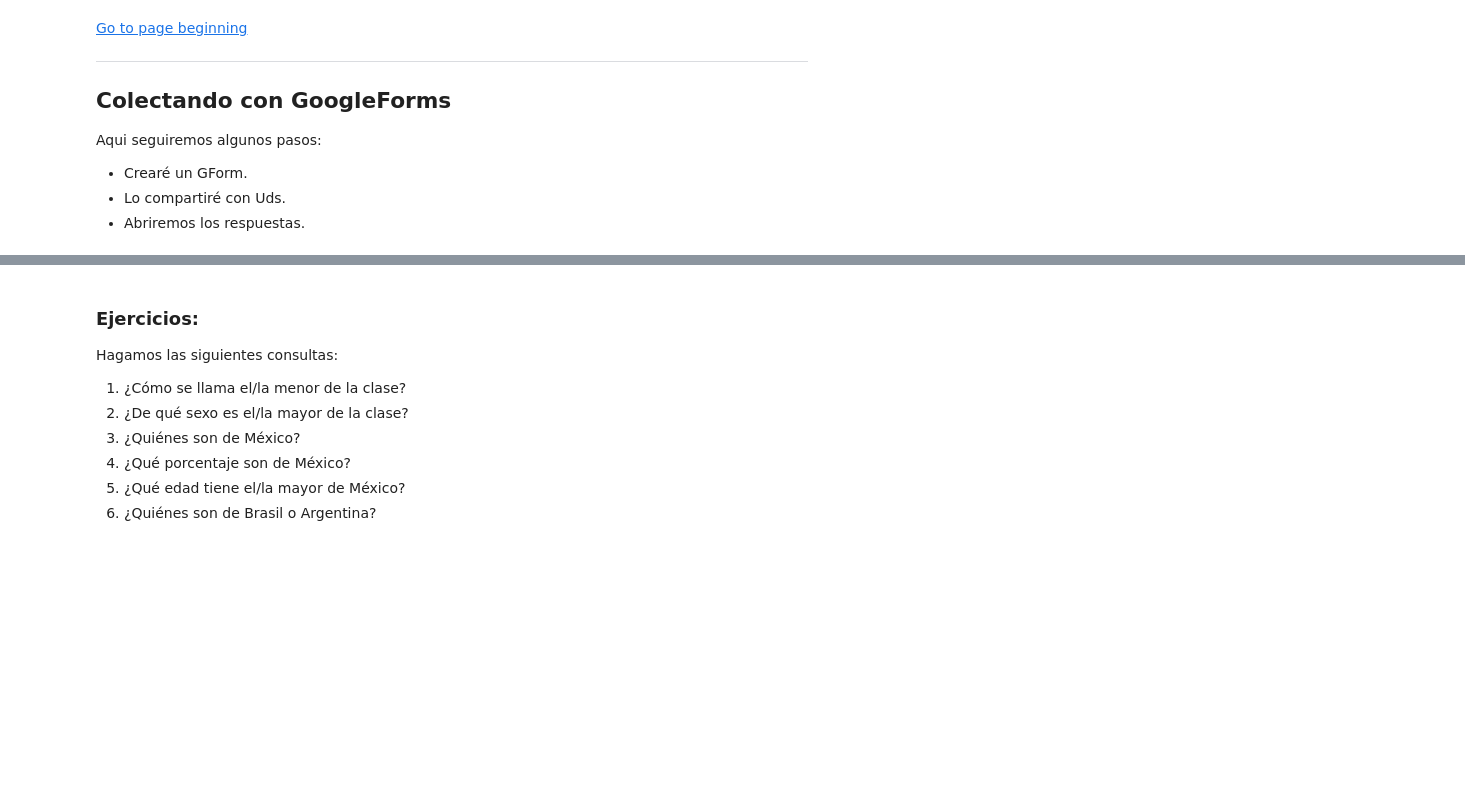
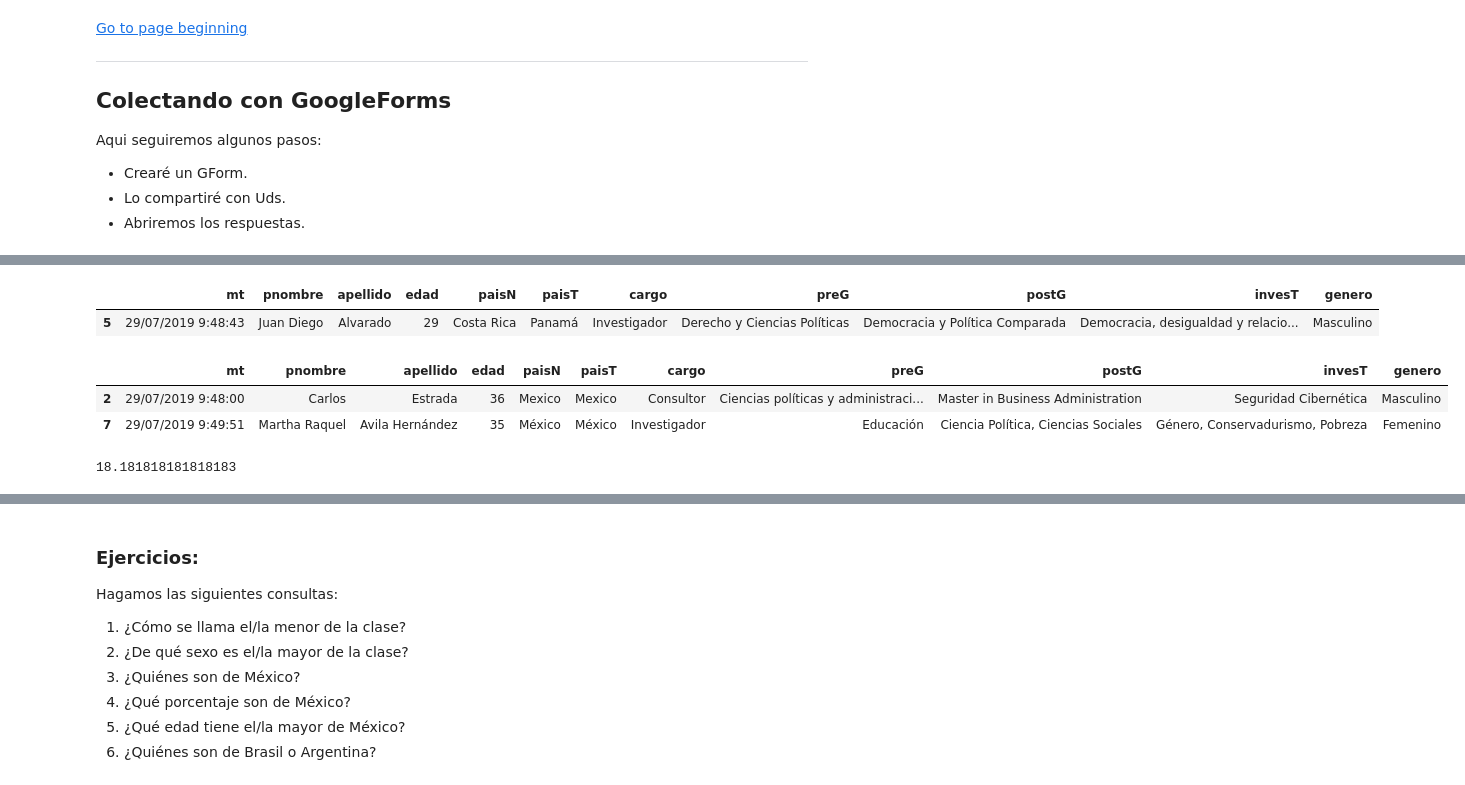
Before and after one commit to escuela-alacip/introPython, a Jupyter notebook: Parte3_P_CargaDeData.ipynb, the cells around one changed output, grey strips where cells are left out. Drawn from its saved outputs; the diff is of its cells as text; code cells hidden in the pictures; blank space fills up the shorter version.

```diff
--- a/Parte3_P_CargaDeData.ipynb
+++ b/Parte3_P_CargaDeData.ipynb
@@ -117,0 +236,17 @@ Aqui seguiremos algunos pasos:
+# %%
+# ¿Cómo se llama el/la menor de la clase?
+myData[myData.edad==min(myData.edad)]
+# %% [output]
+|  | mt | pnombre | apellido | edad | paisN | paisT | cargo | preG | postG | invesT | genero |
+| 5 | 29/07/2019 9:48:43 | Juan Diego | Alvarado | 29 | Costa Rica | Panamá | Investigador | Derecho y Ciencias Políticas | Democracia y Política Comparada | Democracia, desigualdad y relacio... | Masculino |
+# %%
+places=["Mexico", "México "]
+myData[myData.paisN.isin(places)]
+# %% [output]
+|  | mt | pnombre | apellido | edad | paisN | paisT | cargo | preG | postG | invesT | genero |
+| 2 | 29/07/2019 9:48:00 | Carlos | Estrada | 36 | Mexico | Mexico | Consultor | Ciencias políticas y administraci... | Master in Business Administration | Seguridad Cibernética | Masculino |
+| 7 | 29/07/2019 9:49:51 | Martha Raquel | Avila Hernández | 35 | México | México | Investigador | Educación | Ciencia Política, Ciencias Sociales | Género, Conservadurismo, Pobreza | Femenino |
+# %%
+100*len(myData[myData.paisN.isin(places)])/len(myData)
+# %% [output]
+18.181818181818183
```
Also changed, not shown: parts of 35 cells of this notebook, 3 other files.
